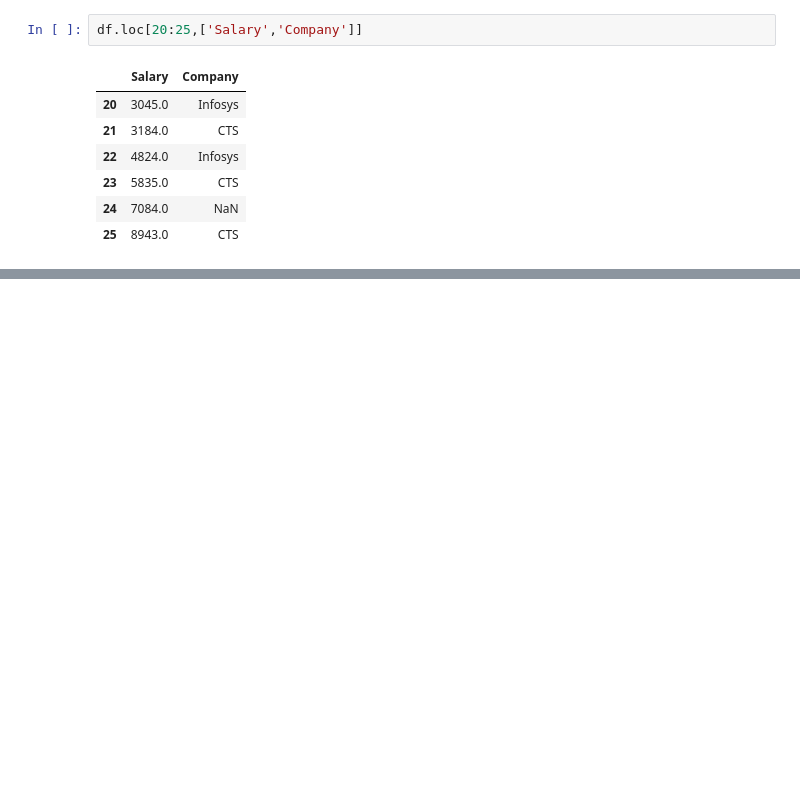
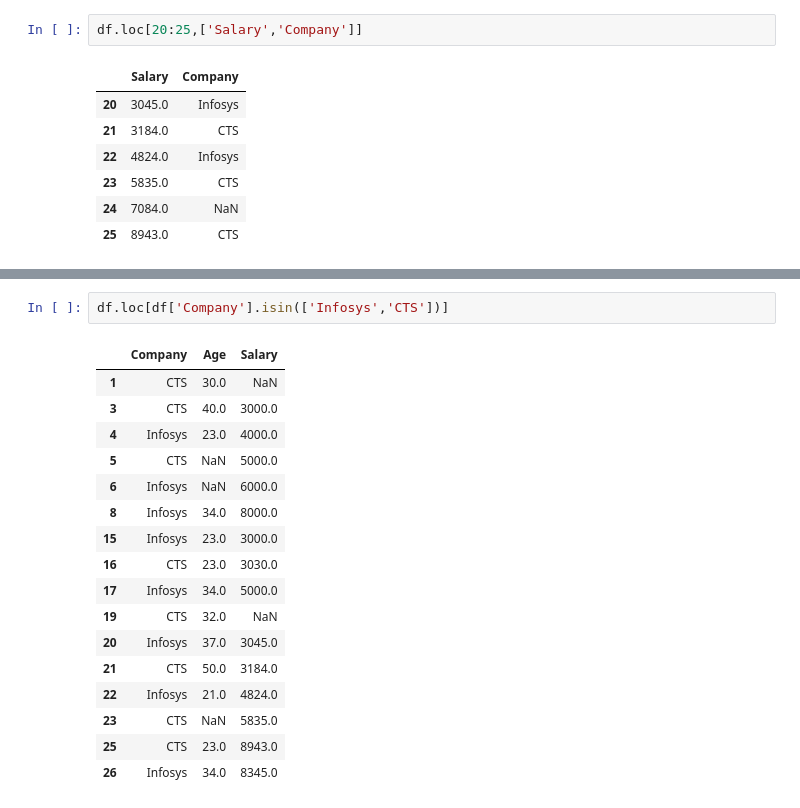
Before and after one commit to RaghulRameshTrainer/Capgemini_2022Apr, a Jupyter notebook: pandas_discussion.ipynb, the cells around one changed output, grey strips where cells are left out. Drawn from its saved outputs; the diff is of its cells as text; blank space fills up the shorter version.

```diff
--- a/pandas_discussion.ipynb
+++ b/pandas_discussion.ipynb
@@ -102,0 +135,20 @@ df.loc[20:25,['Salary','Company']]
+# %%
+df.loc[df['Company'].isin(['Infosys','CTS'])]
+# %% [output]
+|  | Company | Age | Salary |
+| 1 | CTS | 30.0 | NaN |
+| 3 | CTS | 40.0 | 3000.0 |
+| 4 | Infosys | 23.0 | 4000.0 |
+| 5 | CTS | NaN | 5000.0 |
+| 6 | Infosys | NaN | 6000.0 |
+| 8 | Infosys | 34.0 | 8000.0 |
+| 15 | Infosys | 23.0 | 3000.0 |
+| 16 | CTS | 23.0 | 3030.0 |
+| 17 | Infosys | 34.0 | 5000.0 |
+| 19 | CTS | 32.0 | NaN |
+| 20 | Infosys | 37.0 | 3045.0 |
+| 21 | CTS | 50.0 | 3184.0 |
+| 22 | Infosys | 21.0 | 4824.0 |
+| 23 | CTS | NaN | 5835.0 |
+| 25 | CTS | 23.0 | 8943.0 |
+| 26 | Infosys | 34.0 | 8345.0 |
```
Also changed, not shown: parts of 30 cells of this notebook.
